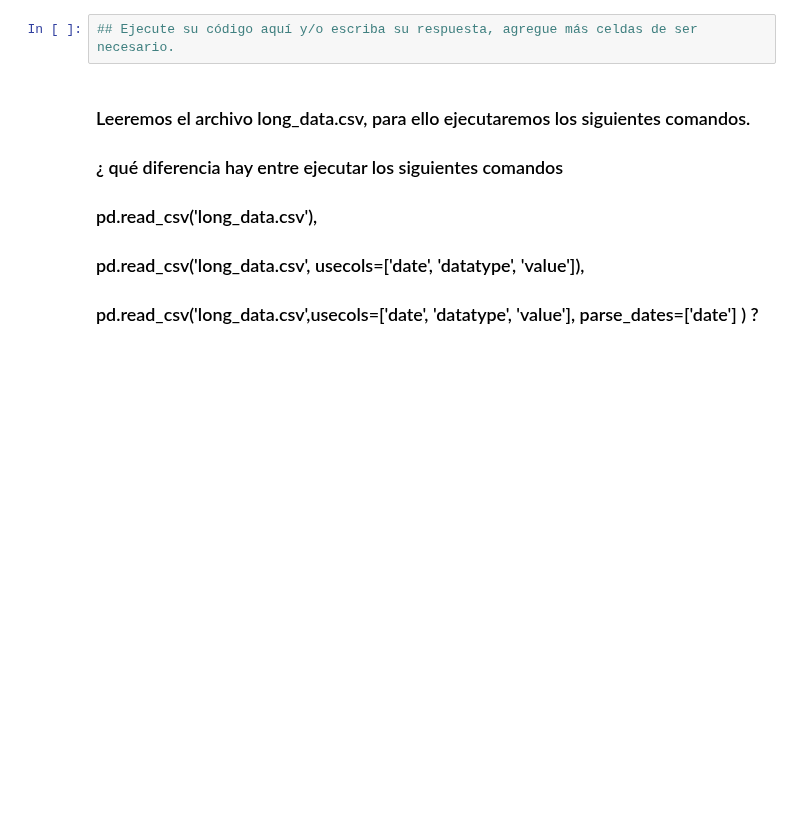
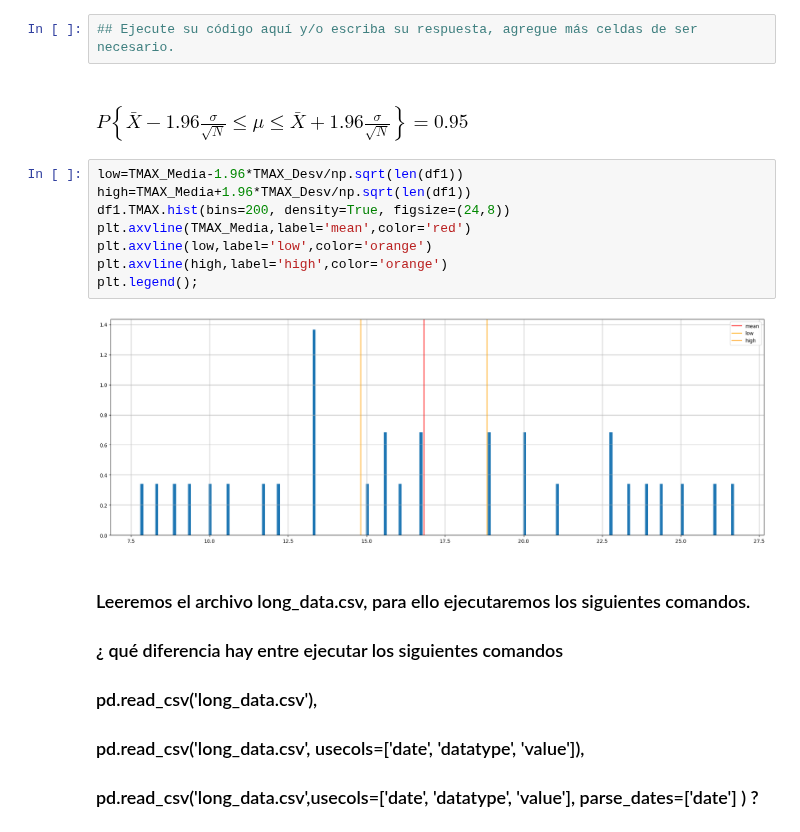
Before and after one commit to tarraga888/Sem2-Mod1-Analisis-Datos, a Jupyter notebook: Tarea1/Tarraga.ipynb, the cells around one changed output. Saved outputs shown, nothing was run; the diff lists cells and outputs as text; blank space fills up the shorter version.

```diff
--- a/Tarea1/Tarraga.ipynb
+++ b/Tarea1/Tarraga.ipynb
@@ -182,6 +182,18 @@ plt.legend();
 ### ¿ En qué rango de fechas la temperatura observada TOBS estaba en el rango  (media(TOBS)-std, meida(TOBS)+std)? Es decir, dentro del intervalo con centro en la media aritmética y radio la desviación estandar?
 # %%
 ## Ejecute su código aquí y/o escriba su respuesta, agregue más celdas de ser necesario.
+# %% [markdown]
+### $P\left\{ \bar{X}-1.96\frac{\sigma}{\sqrt N}\leq\mu\leq \bar{X}+1.96\frac{\sigma}{\sqrt N} \right\}=0.95$
+# %%
+low=TMAX_Media-1.96*TMAX_Desv/np.sqrt(len(df1))
+high=TMAX_Media+1.96*TMAX_Desv/np.sqrt(len(df1))
+df1.TMAX.hist(bins=200, density=True, figsize=(24,8))
+plt.axvline(TMAX_Media,label='mean',color='red')
+plt.axvline(low,label='low',color='orange')
+plt.axvline(high,label='high',color='orange')
+plt.legend();
+# %% [output]
+[figure, added]
 # %% [markdown]
 ### Leeremos el archivo long_data.csv, para ello ejecutaremos los siguientes comandos.
 
```
Also changed, not shown: parts of 30 cells of this notebook.
